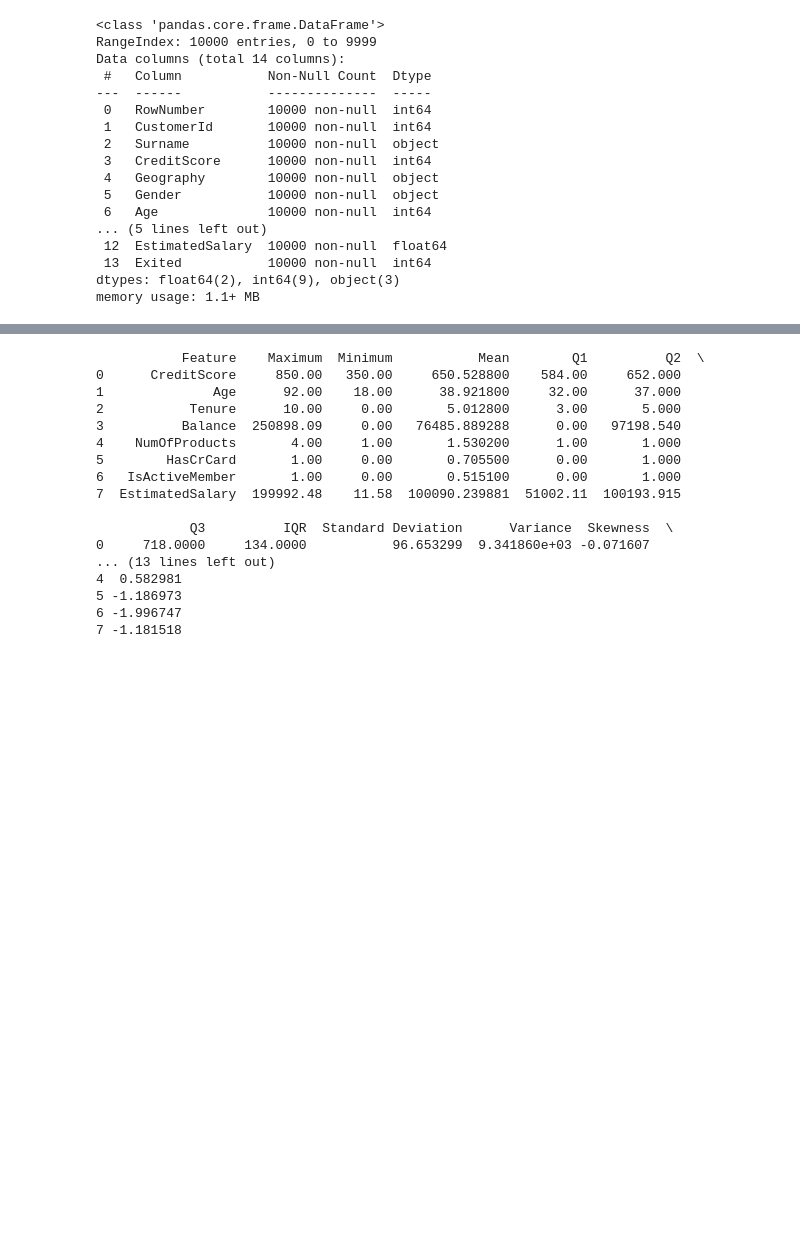
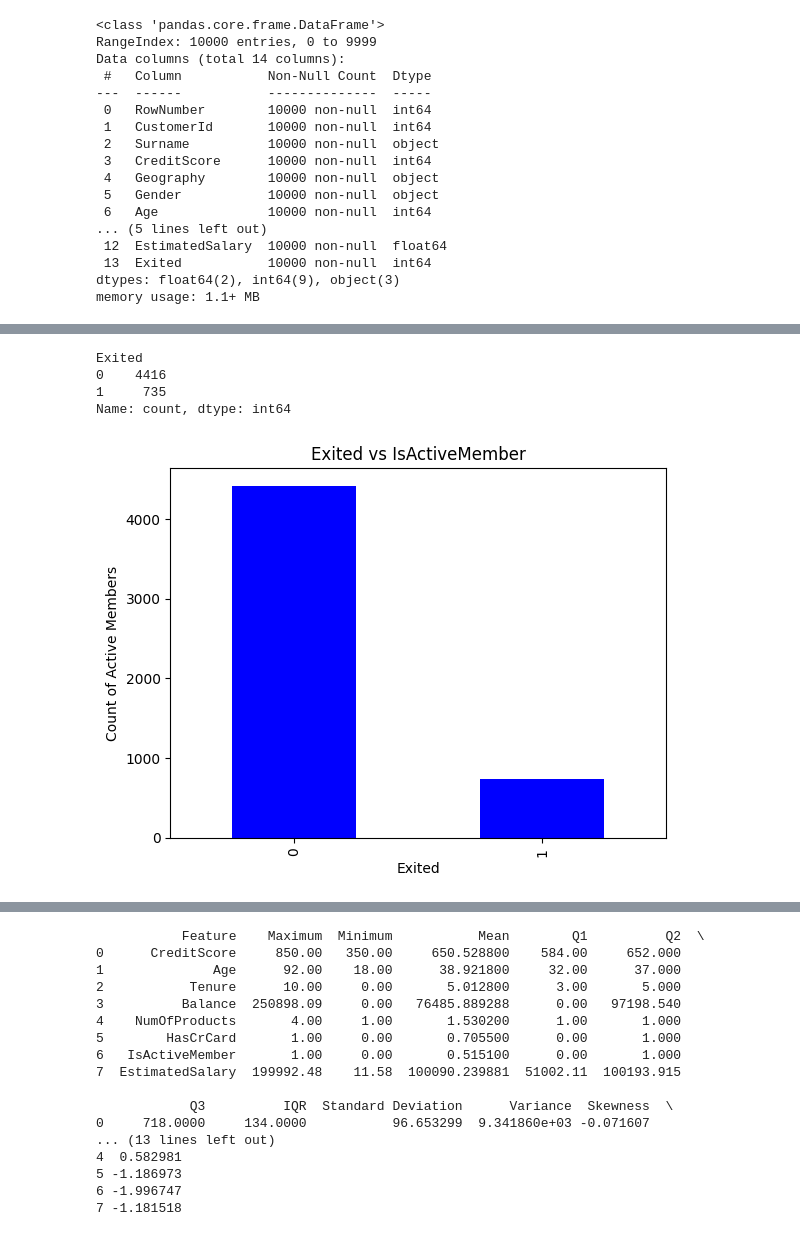
Before and after one commit to sujalkarbhari1/BankChurn_PredictionModel, a Jupyter notebook: research/model.ipynb, the cells around one changed output, grey strips where cells are left out. Drawn from its saved outputs; the diff is of its cells as text; code cells hidden in the pictures; blank space fills up the shorter version.

```diff
--- a/research/model.ipynb
+++ b/research/model.ipynb
@@ -67,0 +65,14 @@ df.describe(include='all')
+# %%
+# Exited vs IsActiveMember
+print(isactivemember_exited)
+isactivemember_exited.plot(kind='bar',color='blue',label='IsActiveMember')
+plt.xlabel('Exited')
+plt.ylabel('Count of Active Members')
+plt.title('Exited vs IsActiveMember')
+plt.show()
+# %% [output]
+Exited
+0    4416
+1     735
+Name: count, dtype: int64
+[figure, added]
```
Also changed, not shown: parts of 12 cells of this notebook, 6 other files.
